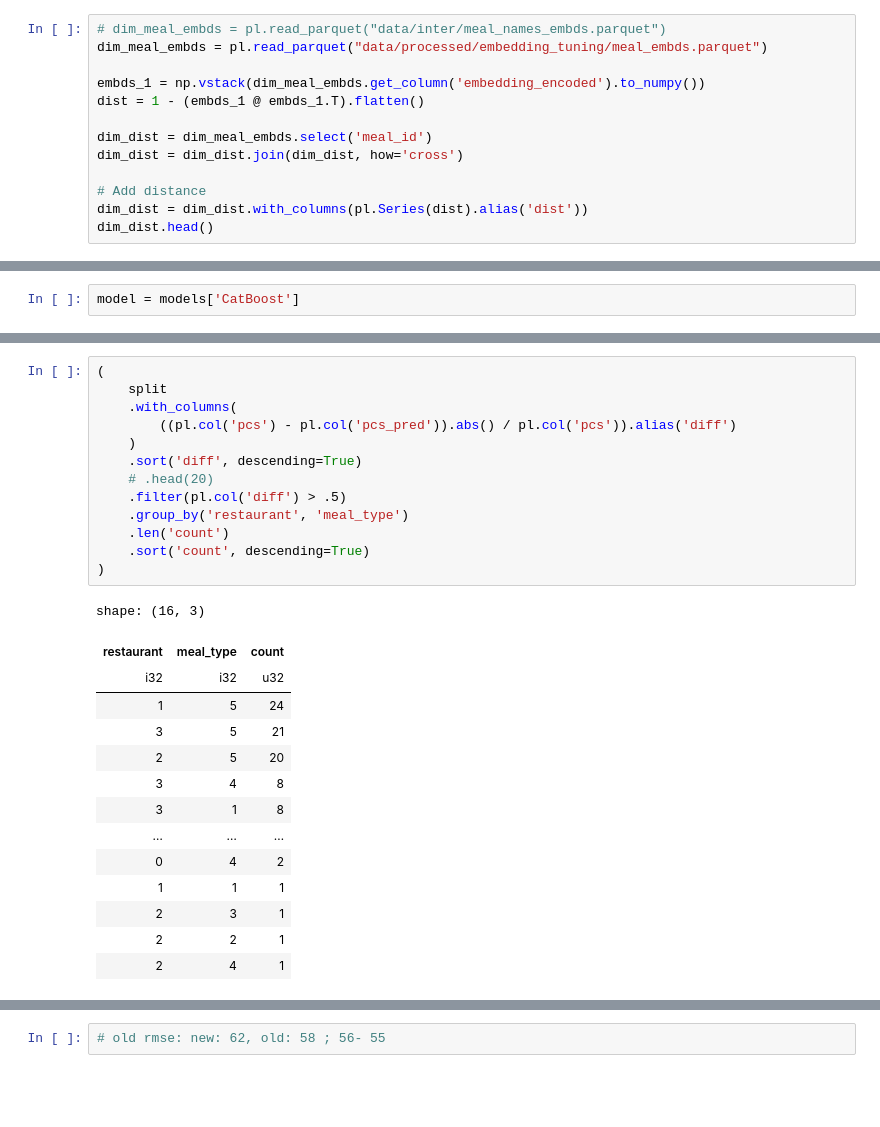
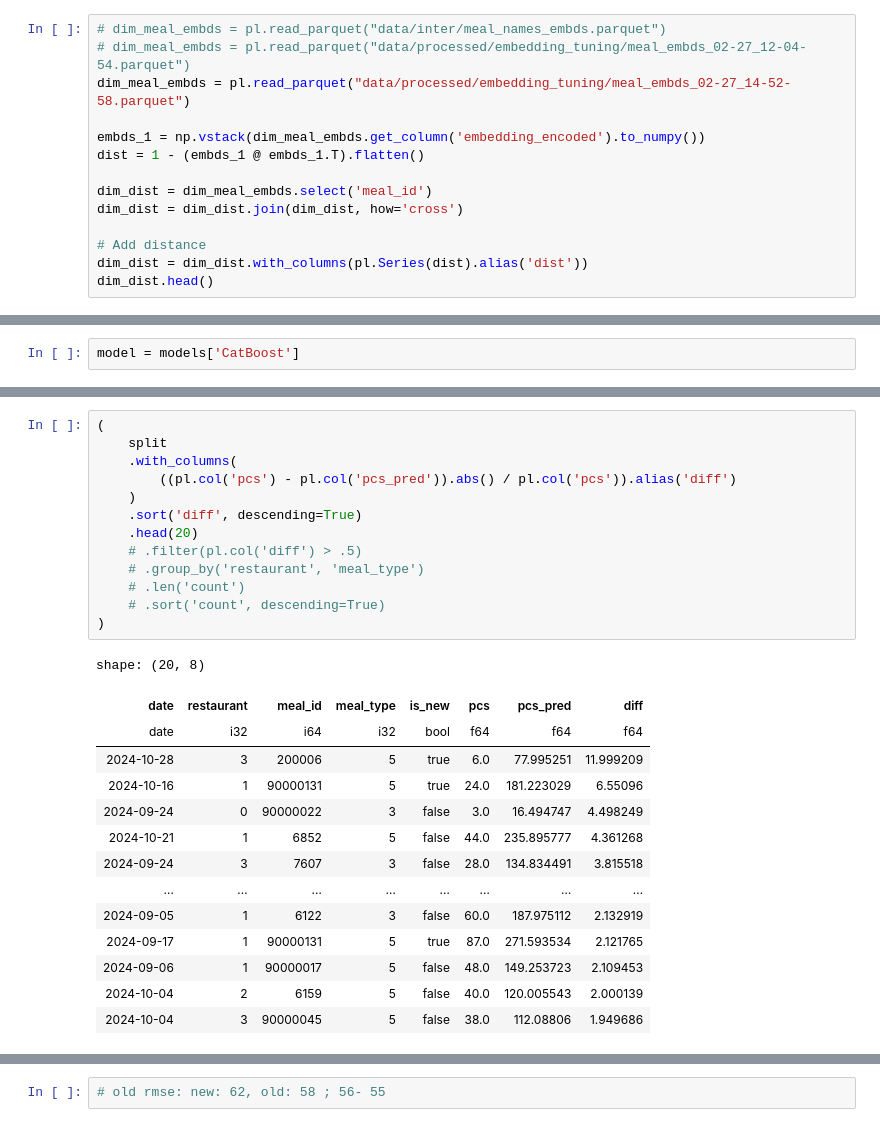
Before and after one commit to Food-Waste-Optimization/Food-Waste-Optimization, a Jupyter notebook: src/per_meal_pos_forecast/idea8_Feb19.ipynb, the cells around one changed output, grey strips where cells are left out. Cells and saved outputs as stored; diff of their text form; blank space fills up the shorter version.

```diff
--- a/src/per_meal_pos_forecast/idea8_Feb19.ipynb
+++ b/src/per_meal_pos_forecast/idea8_Feb19.ipynb
@@ -383,7 +383,8 @@ pos_train = pos.filter(pl.col('date') < CUTOFF_DATE)
 ## dim `reference`
 # %%
 # dim_meal_embds = pl.read_parquet("data/inter/meal_names_embds.parquet")
-dim_meal_embds = pl.read_parquet("data/processed/embedding_tuning/meal_embds.parquet")
+# dim_meal_embds = pl.read_parquet("data/processed/embedding_tuning/meal_embds_02-27_12-04-54.parquet")
+dim_meal_embds = pl.read_parquet("data/processed/embedding_tuning/meal_embds_02-27_14-52-58.parquet")
 
 embds_1 = np.vstack(dim_meal_embds.get_column('embedding_encoded').to_numpy())
 dist = 1 - (embds_1 @ embds_1.T).flatten()
@@ -1012,31 +1016,31 @@ shape: (8, 26)
 # %%
 (
     split
     .with_columns(
         ((pl.col('pcs') - pl.col('pcs_pred')).abs() / pl.col('pcs')).alias('diff')
     )
     .sort('diff', descending=True)
-    # .head(20)
-    .filter(pl.col('diff') > .5)
-    .group_by('restaurant', 'meal_type')
-    .len('count')
-    .sort('count', descending=True)
+    .head(20)
+    # .filter(pl.col('diff') > .5)
+    # .group_by('restaurant', 'meal_type')
+    # .len('count')
+    # .sort('count', descending=True)
 )
 # %% [output]
-shape: (16, 3)
+shape: (20, 8)
-| restaurant | meal_type | count |
-| i32 | i32 | u32 |
-| 1 | 5 | 24 |
-| 3 | 5 | 21 |
-| 2 | 5 | 20 |
-| 3 | 4 | 8 |
-| 3 | 1 | 8 |
-| … | … | … |
-| 0 | 4 | 2 |
-| 1 | 1 | 1 |
-| 2 | 3 | 1 |
-| 2 | 2 | 1 |
-| 2 | 4 | 1 |
+| date | restaurant | meal_id | meal_type | is_new | pcs | pcs_pred | diff |
+| date | i32 | i64 | i32 | bool | f64 | f64 | f64 |
+| 2024-10-28 | 3 | 200006 | 5 | true | 6.0 | 77.995251 | 11.999209 |
+| 2024-10-16 | 1 | 90000131 | 5 | true | 24.0 | 181.223029 | 6.55096 |
+| 2024-09-24 | 0 | 90000022 | 3 | false | 3.0 | 16.494747 | 4.498249 |
+| 2024-10-21 | 1 | 6852 | 5 | false | 44.0 | 235.895777 | 4.361268 |
+| 2024-09-24 | 3 | 7607 | 3 | false | 28.0 | 134.834491 | 3.815518 |
+| … | … | … | … | … | … | … | … |
+| 2024-09-05 | 1 | 6122 | 3 | false | 60.0 | 187.975112 | 2.132919 |
+| 2024-09-17 | 1 | 90000131 | 5 | true | 87.0 | 271.593534 | 2.121765 |
+| 2024-09-06 | 1 | 90000017 | 5 | false | 48.0 | 149.253723 | 2.109453 |
+| 2024-10-04 | 2 | 6159 | 5 | false | 40.0 | 120.005543 | 2.000139 |
+| 2024-10-04 | 3 | 90000045 | 5 | false | 38.0 | 112.08806 | 1.949686 |
 # %%
 (
     split
```
Also changed, not shown: parts of 18 cells of this notebook, 3 other files.
